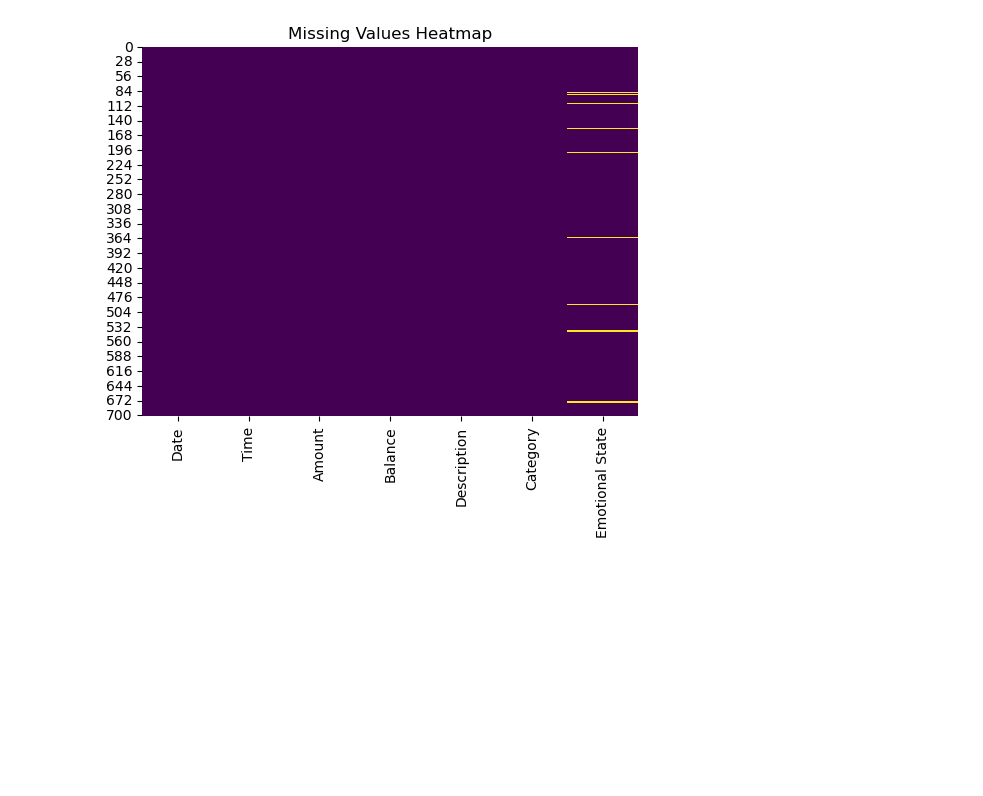
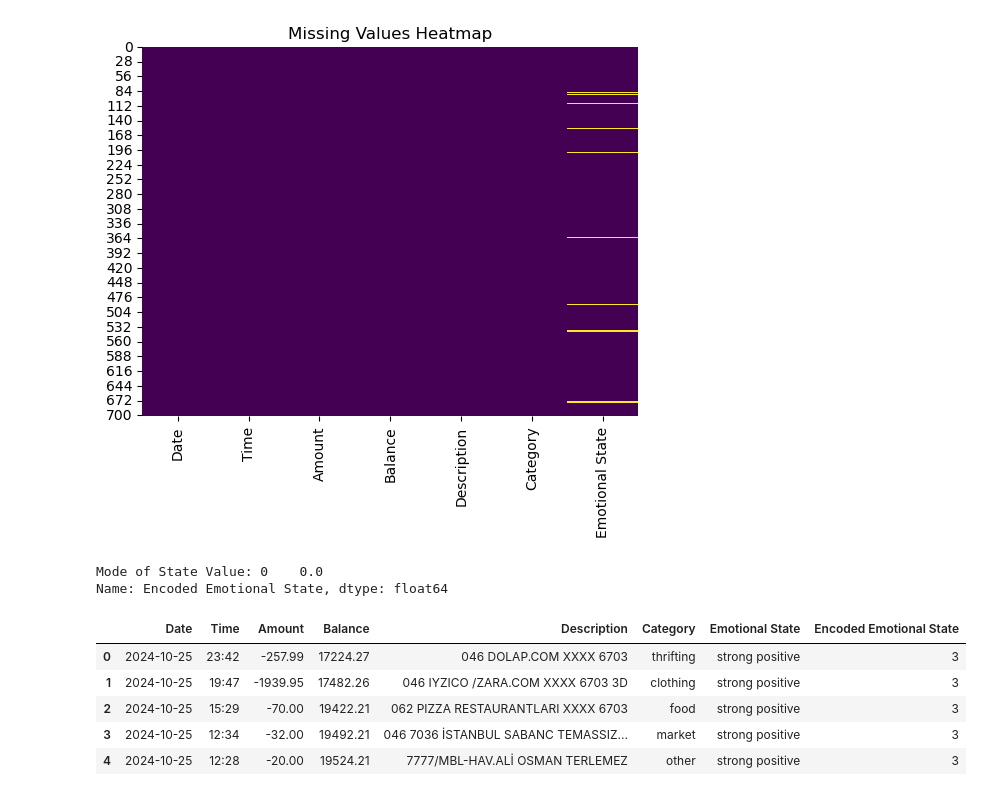
Before and after one commit to sudentrs/DSA210-Data-Science-Term-Project, a Jupyter notebook: combine_datasets.ipynb, the cells around one changed output. Cells and saved outputs as stored; diff of their text form; code cells hidden in the pictures; blank space fills up the shorter version.

```diff
--- a/combine_datasets.ipynb
+++ b/combine_datasets.ipynb
@@ -125,3 +125,41 @@ plt.title("Missing Values Heatmap")
 plt.show()
 # %% [output]
 [figure]
+# %%
+# Define the mapping for encoding emotional states
+emotional_state_mapping = {
+    "strong negative": -3,
+    "negative": -2,
+    "mildly negative": -1,
+    "neutral": 0,
+    "mildly positive": 1,
+    "positive": 2,
+    "strong positive": 3 }
+
+# Map the 'Emotional State' column to numerical values
+df['Encoded Emotional State'] = df['Emotional State'].map(emotional_state_mapping)
+
+
+# Calculate the mean of the encoded emotional states
+mode_emotional_state = df['Encoded Emotional State'].mode()
+
+print("Mode of State Value:", mode_emotional_state)
+# %% [output]
+Mode of State Value: 0    0.0
+Name: Encoded Emotional State, dtype: float64
+# %%
+# Fill missing values in 'Emotional State' with 'neutral'
+df['Emotional State'].fillna('neutral', inplace=True)
+
+# Map the 'Emotional State' column to numerical values using the emotional_state_mapping
+df['Encoded Emotional State'] = df['Emotional State'].map(emotional_state_mapping)
+
+# Display the first few rows of the updated dataframe
+df.head()
+# %% [output]
+|  | Date | Time | Amount | Balance | Description | Category | Emotional State | Encoded Emotional State |
+| 0 | 2024-10-25 | 23:42 | -257.99 | 17224.27 | 046 DOLAP.COM XXXX 6703 | thrifting | strong positive | 3 |
+| 1 | 2024-10-25 | 19:47 | -1939.95 | 17482.26 | 046 IYZICO /ZARA.COM XXXX 6703 3D | clothing | strong positive | 3 |
+| 2 | 2024-10-25 | 15:29 | -70.00 | 19422.21 | 062 PIZZA RESTAURANTLARI XXXX 6703 | food | strong positive | 3 |
+| 3 | 2024-10-25 | 12:34 | -32.00 | 19492.21 | 046 7036 İSTANBUL SABANC TEMASSIZ... | market | strong positive | 3 |
+| 4 | 2024-10-25 | 12:28 | -20.00 | 19524.21 | 7777/MBL-HAV.ALİ OSMAN TERLEMEZ | other | strong positive | 3 |
```
Also changed, not shown: parts of 11 cells of this notebook, 1 other file.
